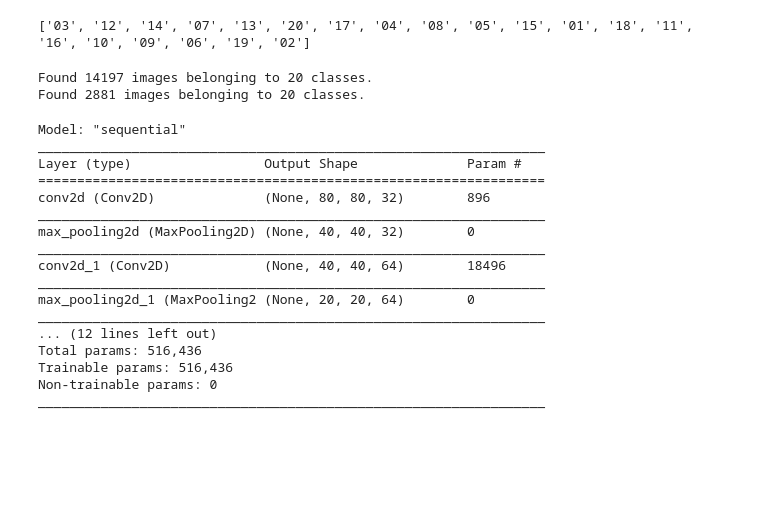
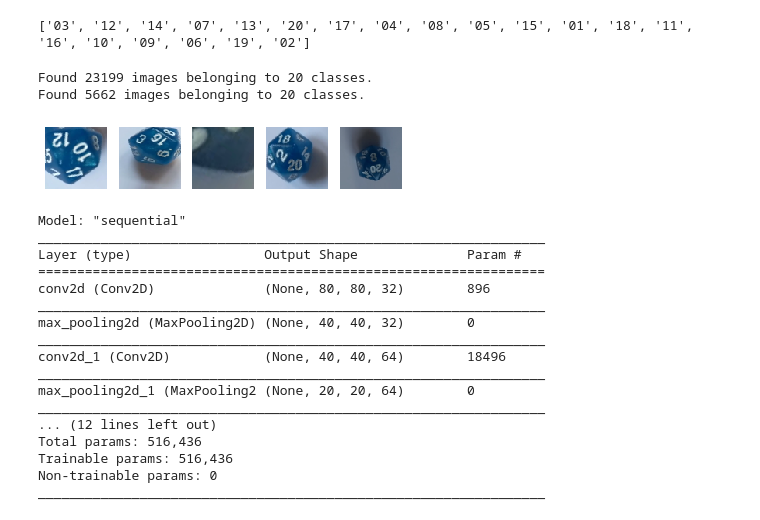
Before and after one commit to ordovas/dice-scores-recognition, a Jupyter notebook: exploration-augm-1d20.ipynb, the cells around one changed output. Cells and saved outputs as stored; diff of their text form; code cells hidden in the pictures; blank space fills up the shorter version.

```diff
--- a/exploration-augm-1d20.ipynb
+++ b/exploration-augm-1d20.ipynb
@@ -15,23 +15,23 @@ print(os.listdir('own_dataset/1d20/train'))
 # %% [output]
 ['03', '12', '14', '07', '13', '20', '17', '04', '08', '05', '15', '01', '18', '11', '16', '10', '09', '06', '19', '02']
 # %%
-train_path= ('own_dataset/1d20/train')
-test_path= ('own_dataset/1d20/test')
+train_path= ('own_dataset/1d20_zoom/train')
+test_path= ('own_dataset/1d20_zoom/test')
 # %%
 batch_size_train=75  #,batch_size= batch_size_train
 batch_size_valid=75
 targetsize= 80
-datagen=ImageDataGenerator(rotation_range=180,height_shift_range=0.1,rescale=1.0/255.0
+datagen=ImageDataGenerator(rotation_range=180,height_shift_range=0.1
                            ,zoom_range=[0.7,1.1],brightness_range=[0.4,1.2])
 train_batches= datagen.flow_from_directory(train_path, target_size=(targetsize,targetsize), shuffle=True,
-                                                                      classes=os.listdir('own_dataset/1d20/train'),
+                                                                      classes=os.listdir('own_dataset/1d20_zoom/train'),
                                                                       batch_size= batch_size_train)
 test_batches= datagen.flow_from_directory(test_path,  target_size=(targetsize,targetsize), shuffle=True,
-                                                                     classes=os.listdir('own_dataset/1d20/train'),
+                                                                     classes=os.listdir('own_dataset/1d20_zoom/test'),
                                                                      batch_size= batch_size_train)
 # %% [output]
-Found 14197 images belonging to 20 classes.
-Found 2881 images belonging to 20 classes.
+Found 23199 images belonging to 20 classes.
+Found 5662 images belonging to 20 classes.
 # %%
 def plots(ims, figsize=(20,10), rows=1, interp= False, titles= None):
     if type(ims[0]) is np.ndarray:
@@ -40,12 +40,16 @@ def plots(ims, figsize=(20,10), rows=1, interp= False, titles= None):
             ims= ims.transpose((0,1,2,3))
     f= plt.figure(figsize=figsize)
     cols= len(ims)//rows if len(ims) %2 == 0 else len(ims)//rows + 1
-    for i in range(len(ims)):
+    for i in range(5):
         sp = f.add_subplot(rows, cols, i+1)
         sp.axis('Off')
         if titles is not None:
             sp.set_title(titles[i], fontsize=12)
         plt.imshow(ims[i], interpolation=None if interp else 'none')
+# %%
+plots(train_batches[1][0],figsize=(100,70))
+# %% [output]
+[figure, added]
 # %%
 from tensorflow.keras import Sequential
 from tensorflow.keras.layers import Conv2D
```
Also changed, not shown: parts of 4 cells of this notebook, 14 other files.
